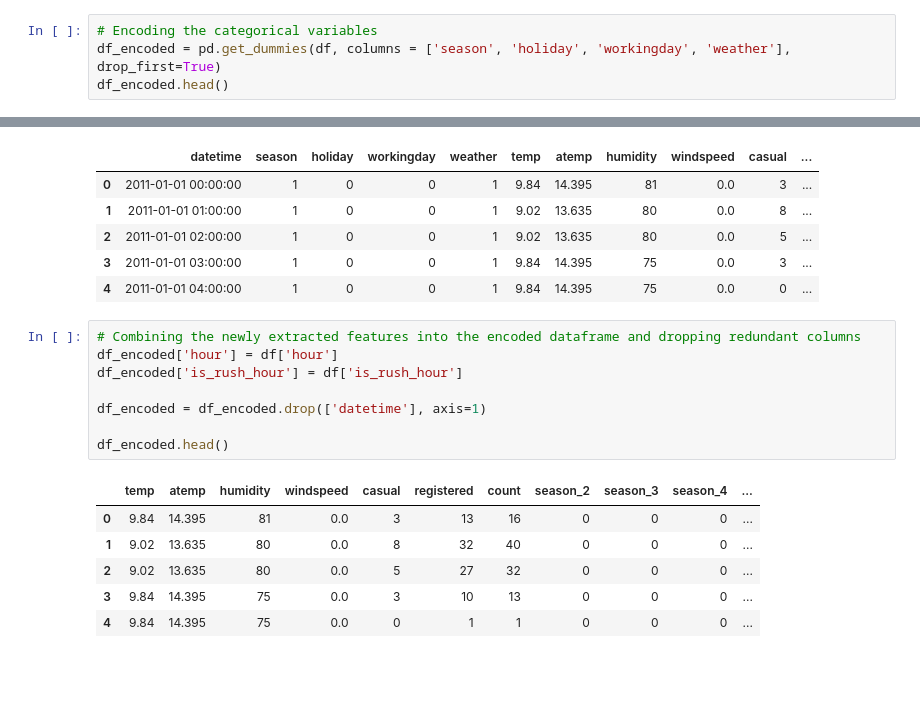
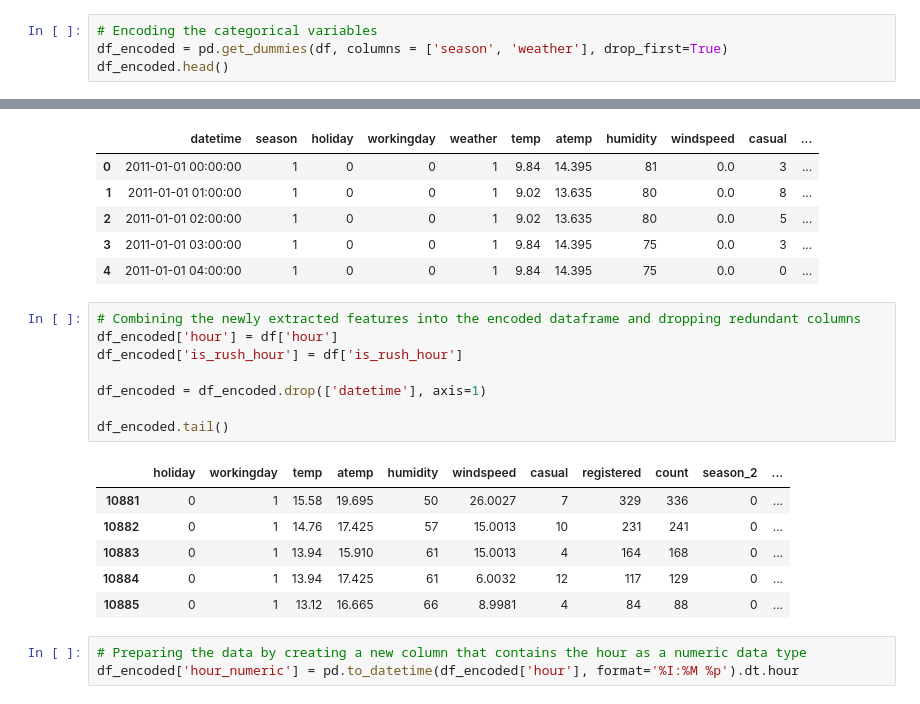
Before and after one commit to ahmedSakka/Bike-Sharing-Demand-Prediction, a Jupyter notebook: BikeSharingDemandsPrediction.ipynb, the cells around one changed output, grey strips where cells are left out. Saved outputs shown, nothing was run; the diff lists cells and outputs as text; blank space fills up the shorter version.

Commit message:
Data preparation

```diff
--- a/BikeSharingDemandsPrediction.ipynb
+++ b/BikeSharingDemandsPrediction.ipynb
@@ -38,6 +39,6 @@ duplicate_values
 0
 # %%
 # Encoding the categorical variables
-df_encoded = pd.get_dummies(df, columns = ['season', 'holiday', 'workingday', 'weather'], drop_first=True)
+df_encoded = pd.get_dummies(df, columns = ['season', 'weather'], drop_first=True)
 df_encoded.head()
 # %% [output]
@@ -133,15 +134,18 @@ df.head()
 # %%
 # Combining the newly extracted features into the encoded dataframe and dropping redundant columns
 df_encoded['hour'] = df['hour']
 df_encoded['is_rush_hour'] = df['is_rush_hour']
 
 df_encoded = df_encoded.drop(['datetime'], axis=1)
 
-df_encoded.head()
+df_encoded.tail()
 # %% [output]
-|  | temp | atemp | humidity | windspeed | casual | registered | count | season_2 | season_3 | season_4 | ... |
-| 0 | 9.84 | 14.395 | 81 | 0.0 | 3 | 13 | 16 | 0 | 0 | 0 | ... |
-| 1 | 9.02 | 13.635 | 80 | 0.0 | 8 | 32 | 40 | 0 | 0 | 0 | ... |
-| 2 | 9.02 | 13.635 | 80 | 0.0 | 5 | 27 | 32 | 0 | 0 | 0 | ... |
-| 3 | 9.84 | 14.395 | 75 | 0.0 | 3 | 10 | 13 | 0 | 0 | 0 | ... |
-| 4 | 9.84 | 14.395 | 75 | 0.0 | 0 | 1 | 1 | 0 | 0 | 0 | ... |
+|  | holiday | workingday | temp | atemp | humidity | windspeed | casual | registered | count | season_2 | ... |
+| 10881 | 0 | 1 | 15.58 | 19.695 | 50 | 26.0027 | 7 | 329 | 336 | 0 | ... |
+| 10882 | 0 | 1 | 14.76 | 17.425 | 57 | 15.0013 | 10 | 231 | 241 | 0 | ... |
+| 10883 | 0 | 1 | 13.94 | 15.910 | 61 | 15.0013 | 4 | 164 | 168 | 0 | ... |
+| 10884 | 0 | 1 | 13.94 | 17.425 | 61 | 6.0032 | 12 | 117 | 129 | 0 | ... |
+| 10885 | 0 | 1 | 13.12 | 16.665 | 66 | 8.9981 | 4 | 84 | 88 | 0 | ... |
+# %%
+# Preparing the data by creating a new column that contains the hour as a numeric data type
+df_encoded['hour_numeric'] = pd.to_datetime(df_encoded['hour'], format='%I:%M %p').dt.hour
```
Also changed, not shown: parts of 3 cells of this notebook.
